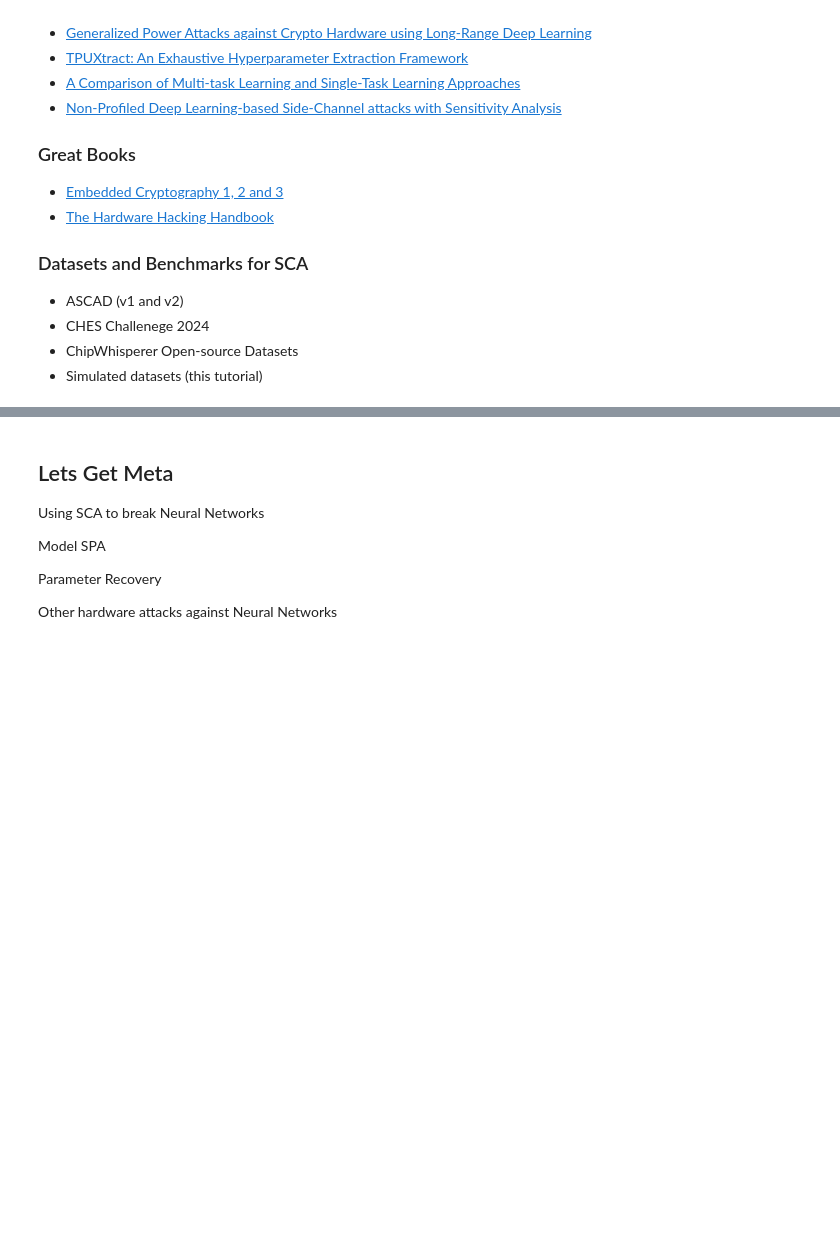
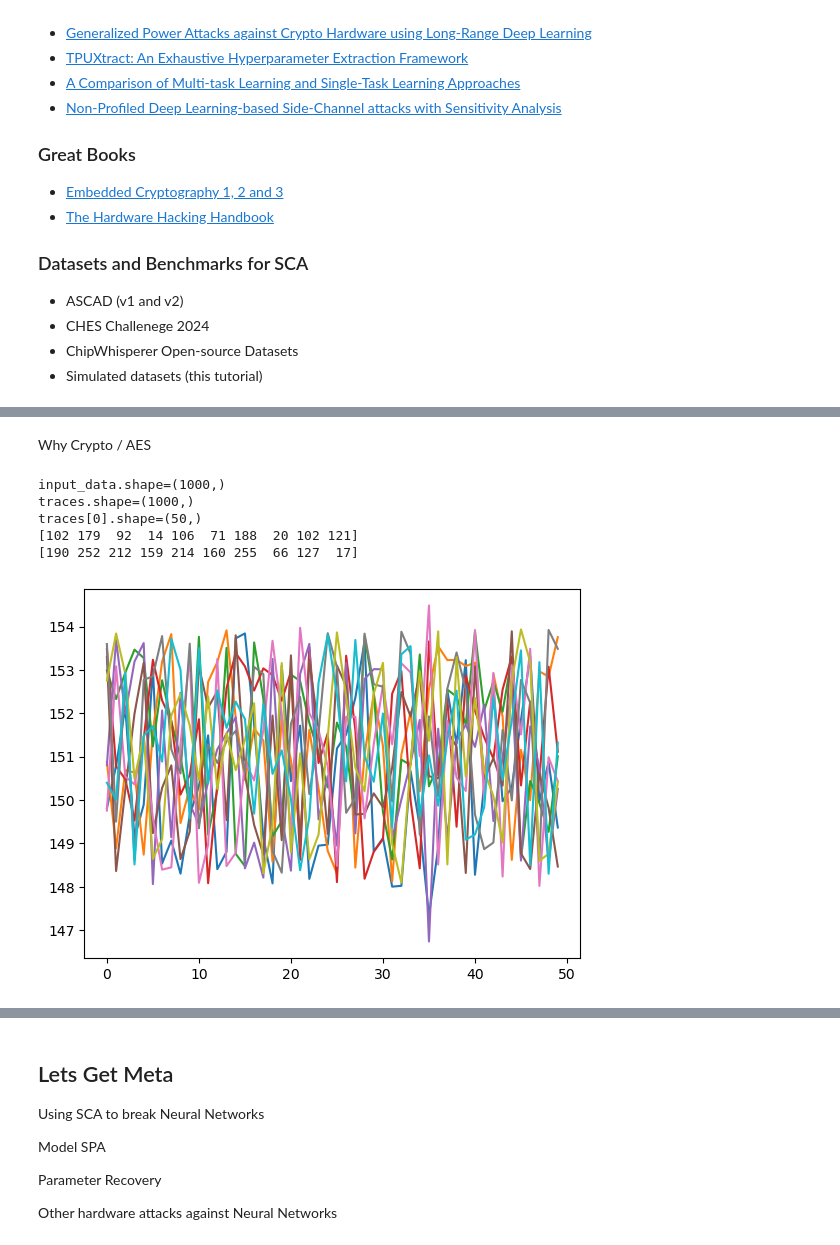
Before and after one commit to king2b3/sca_lecture, a Jupyter notebook: lecture_2_23.ipynb, the cells around one changed output, grey strips where cells are left out. Cells and saved outputs as stored; diff of their text form; code cells hidden in the pictures; blank space fills up the shorter version.

```diff
--- a/lecture_2_23.ipynb
+++ b/lecture_2_23.ipynb
@@ -75,3 +49,5 @@ Template - Neural Networks
+# %% [markdown]
+Why Crypto / AES
 # %%
 import numpy as np
 import random
@@ -110,7 +87,35 @@ def gen_traces(number_traces):
     input_data = np.random.randint(0, 256, number_traces)
 
     for d in range(0, number_traces):
-        traces[d] = measure_power(input_data[d])
+        traces[d] = np.array(measure_power(input_data[d]))
     return (input_data, traces)
+
+(input_data, traces) = gen_traces(1000)
 # %%
-(input_data, traces) = gen_traces(1000)
+#what is the data?
+
+print(f"{input_data.shape=}")
+print(f"{traces.shape=}")
+print(f"{traces[0].shape=}")
+
+#some sample data
+print(input_data[:10])
+print(input_data[500:510])
+
+#some sample plots
+# %% [output]
+input_data.shape=(1000,)
+traces.shape=(1000,)
+traces[0].shape=(50,)
+[102 179  92  14 106  71 188  20 102 121]
+[190 252 212 159 214 160 255  66 127  17]
+# %%
+#plot a few traces
+plt.figure()
+
+temp_x = np.arange(50)
+
+for i in range(10):
+    plt.plot(temp_x, traces[i])
+# %% [output]
+[figure, added]
```
Also changed, not shown: parts of 18 cells of this notebook, 1 other file.
